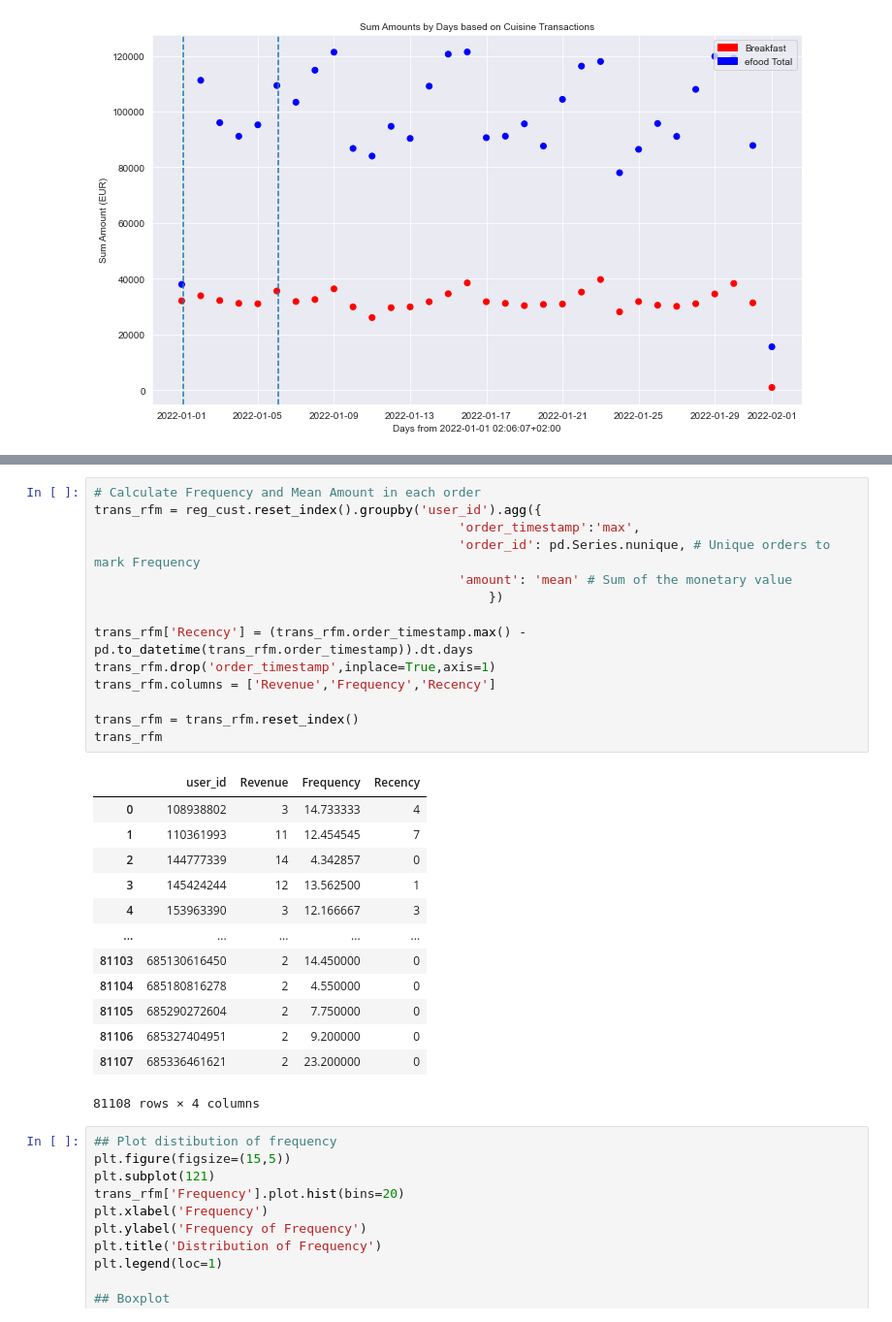
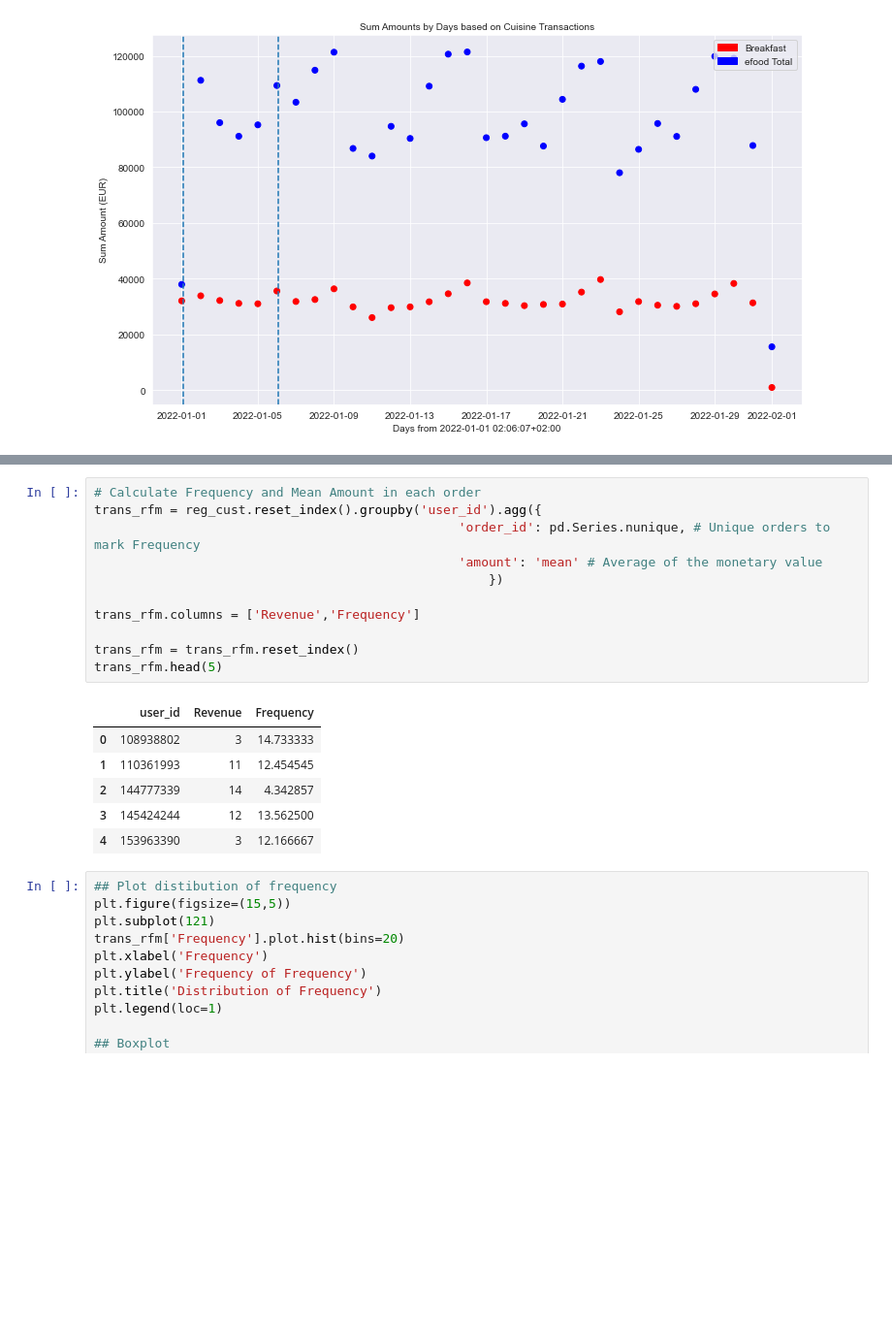
Before and after one commit to panstav1/SIA_clustering, a Jupyter notebook: src/rfm_clust.ipynb, the cells around one changed output, grey strips where cells are left out. Shown: that part at 97% size. Cells and saved outputs as stored; diff of their text form; blank space fills up the shorter version.

```diff
--- a/src/rfm_clust.ipynb
+++ b/src/rfm_clust.ipynb
@@ -338,31 +343,21 @@ In this assignment, the segmentation is dictated to be done in the _frequency_ a
 # %%
 # Calculate Frequency and Mean Amount in each order
 trans_rfm = reg_cust.reset_index().groupby('user_id').agg({
-                                                'order_timestamp':'max',
                                                 'order_id': pd.Series.nunique, # Unique orders to mark Frequency
-                                                'amount': 'mean' # Sum of the monetary value
+                                                'amount': 'mean' # Average of the monetary value
                                                     })
 
-trans_rfm['Recency'] = (trans_rfm.order_timestamp.max() - pd.to_datetime(trans_rfm.order_timestamp)).dt.days
-trans_rfm.drop('order_timestamp',inplace=True,axis=1)
-trans_rfm.columns = ['Revenue','Frequency','Recency']
+trans_rfm.columns = ['Revenue','Frequency']
 
 trans_rfm = trans_rfm.reset_index()
-trans_rfm
+trans_rfm.head(5)
 # %% [output]
-|  | user_id | Revenue | Frequency | Recency |
-| 0 | 108938802 | 3 | 14.733333 | 4 |
-| 1 | 110361993 | 11 | 12.454545 | 7 |
-| 2 | 144777339 | 14 | 4.342857 | 0 |
-| 3 | 145424244 | 12 | 13.562500 | 1 |
-| 4 | 153963390 | 3 | 12.166667 | 3 |
-| ... | ... | ... | ... | ... |
-| 81103 | 685130616450 | 2 | 14.450000 | 0 |
-| 81104 | 685180816278 | 2 | 4.550000 | 0 |
-| 81105 | 685290272604 | 2 | 7.750000 | 0 |
-| 81106 | 685327404951 | 2 | 9.200000 | 0 |
-| 81107 | 685336461621 | 2 | 23.200000 | 0 |
+|  | user_id | Revenue | Frequency |
+| 0 | 108938802 | 3 | 14.733333 |
+| 1 | 110361993 | 11 | 12.454545 |
+| 2 | 144777339 | 14 | 4.342857 |
+| 3 | 145424244 | 12 | 13.562500 |
+| 4 | 153963390 | 3 | 12.166667 |
-81108 rows × 4 columns
 # %%
 ## Plot distibution of frequency
 plt.figure(figsize=(15,5))
```
Also changed, not shown: parts of 18 cells of this notebook.
